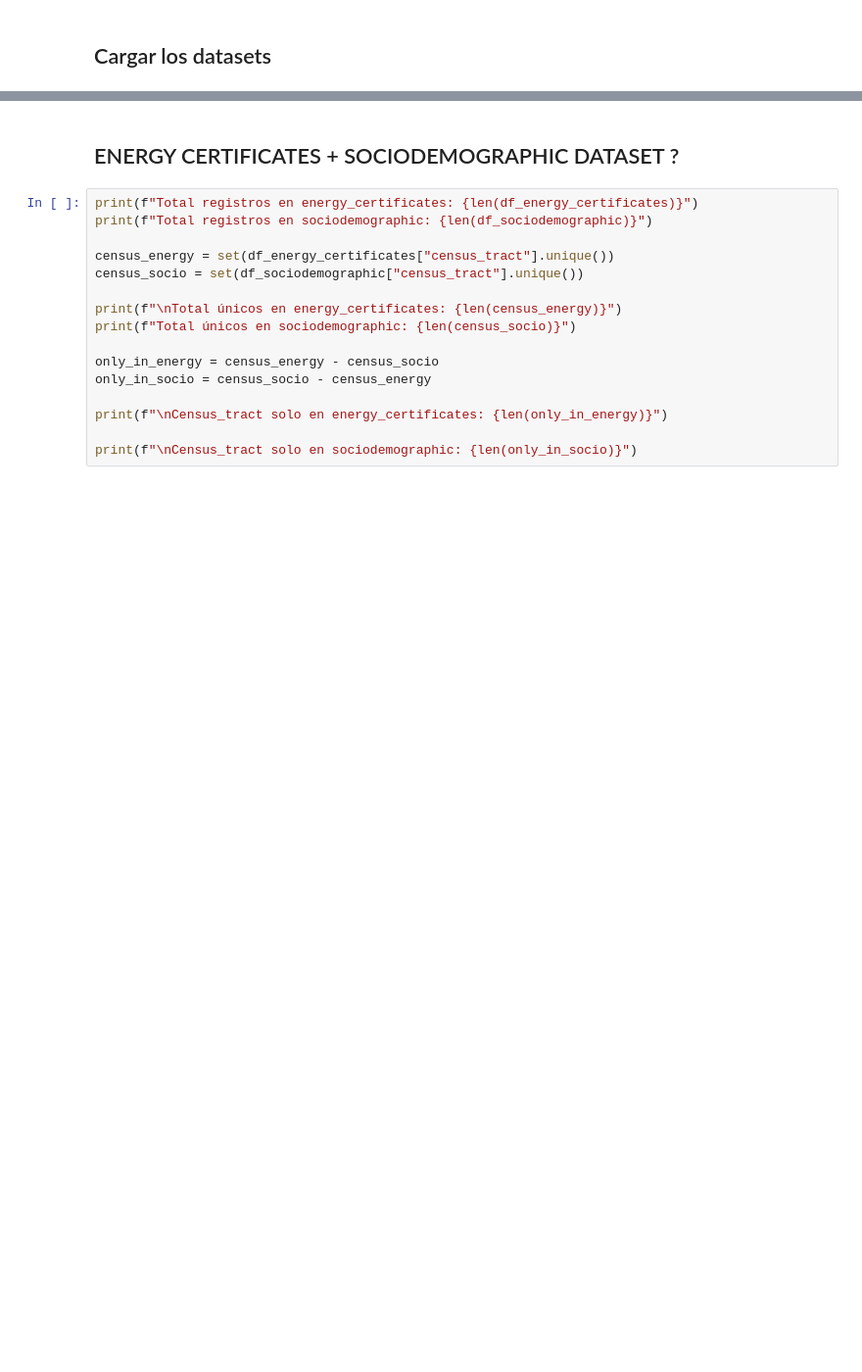
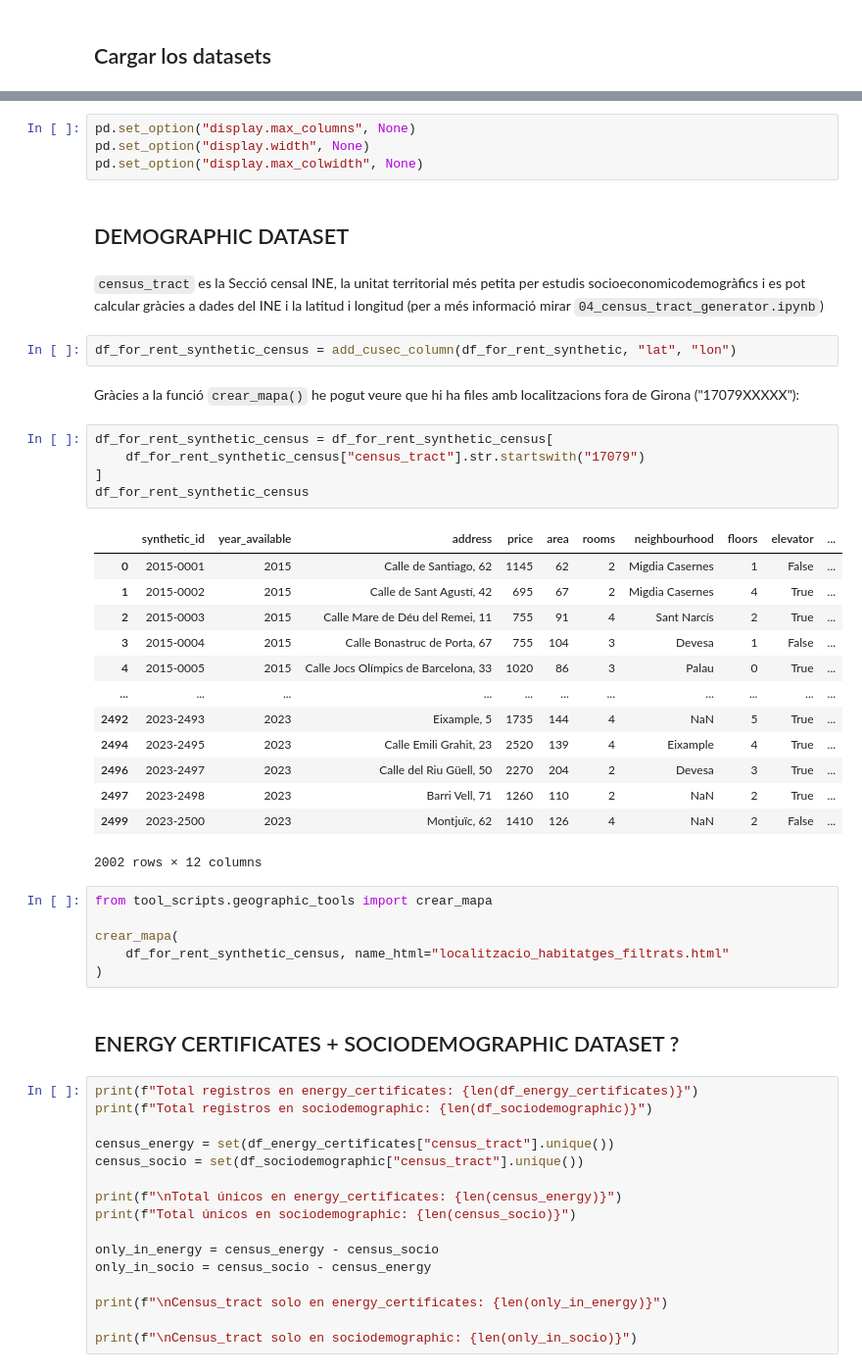
Before and after one commit to Sebastiano0248/notebooks-hackathon-udg26, a Jupyter notebook: notebooks/01_exploratory_data_analysis.ipynb, the cells around one changed output, grey strips where cells are left out. Shown at 98% size. Saved outputs shown, nothing was run; the diff lists cells and outputs as text; blank space fills up the shorter version.

```diff
--- a/notebooks/01_exploratory_data_analysis.ipynb
+++ b/notebooks/01_exploratory_data_analysis.ipynb
@@ -53,3 +26,40 @@ SOCIODEMOGRAPHIC DATASET
+# %%
+pd.set_option("display.max_columns", None)
+pd.set_option("display.width", None)
+pd.set_option("display.max_colwidth", None)
+# %% [markdown]
+## DEMOGRAPHIC DATASET
+# %% [markdown]
+`census_tract` es la Secció censal INE, la unitat territorial més petita per estudis socioeconomicodemogràfics i es pot calcular gràcies a dades del INE i la latitud i longitud (per a més informació mirar `04_census_tract_generator.ipynb`)
+# %%
+df_for_rent_synthetic_census = add_cusec_column(df_for_rent_synthetic, "lat", "lon")
+# %% [markdown]
+Gràcies a la funció `crear_mapa()` he pogut veure que hi ha files amb localitzacions fora de Girona ("17079XXXXX"):
+# %%
+df_for_rent_synthetic_census = df_for_rent_synthetic_census[
+    df_for_rent_synthetic_census["census_tract"].str.startswith("17079")
+]
+df_for_rent_synthetic_census
+# %% [output]
+|  | synthetic_id | year_available | address | price | area | rooms | neighbourhood | floors | elevator | ... |
+| 0 | 2015-0001 | 2015 | Calle de Santiago, 62 | 1145 | 62 | 2 | Migdia Casernes | 1 | False | ... |
+| 1 | 2015-0002 | 2015 | Calle de Sant Agustí, 42 | 695 | 67 | 2 | Migdia Casernes | 4 | True | ... |
+| 2 | 2015-0003 | 2015 | Calle Mare de Déu del Remei, 11 | 755 | 91 | 4 | Sant Narcís | 2 | True | ... |
+| 3 | 2015-0004 | 2015 | Calle Bonastruc de Porta, 67 | 755 | 104 | 3 | Devesa | 1 | False | ... |
+| 4 | 2015-0005 | 2015 | Calle Jocs Olímpics de Barcelona, 33 | 1020 | 86 | 3 | Palau | 0 | True | ... |
+| ... | ... | ... | ... | ... | ... | ... | ... | ... | ... | ... |
+| 2492 | 2023-2493 | 2023 | Eixample, 5 | 1735 | 144 | 4 | NaN | 5 | True | ... |
+| 2494 | 2023-2495 | 2023 | Calle Emili Grahit, 23 | 2520 | 139 | 4 | Eixample | 4 | True | ... |
+| 2496 | 2023-2497 | 2023 | Calle del Riu Güell, 50 | 2270 | 204 | 2 | Devesa | 3 | True | ... |
+| 2497 | 2023-2498 | 2023 | Barri Vell, 71 | 1260 | 110 | 2 | NaN | 2 | True | ... |
+| 2499 | 2023-2500 | 2023 | Montjuïc, 62 | 1410 | 126 | 4 | NaN | 2 | False | ... |
+2002 rows × 12 columns
+# %%
+from tool_scripts.geographic_tools import crear_mapa
+
+crear_mapa(
+    df_for_rent_synthetic_census, name_html="localitzacio_habitatges_filtrats.html"
+)
 # %% [markdown]
 ## ENERGY CERTIFICATES + SOCIODEMOGRAPHIC DATASET ?
 # %%
```
Also changed, not shown: parts of 5 cells of this notebook, 11 other files.
